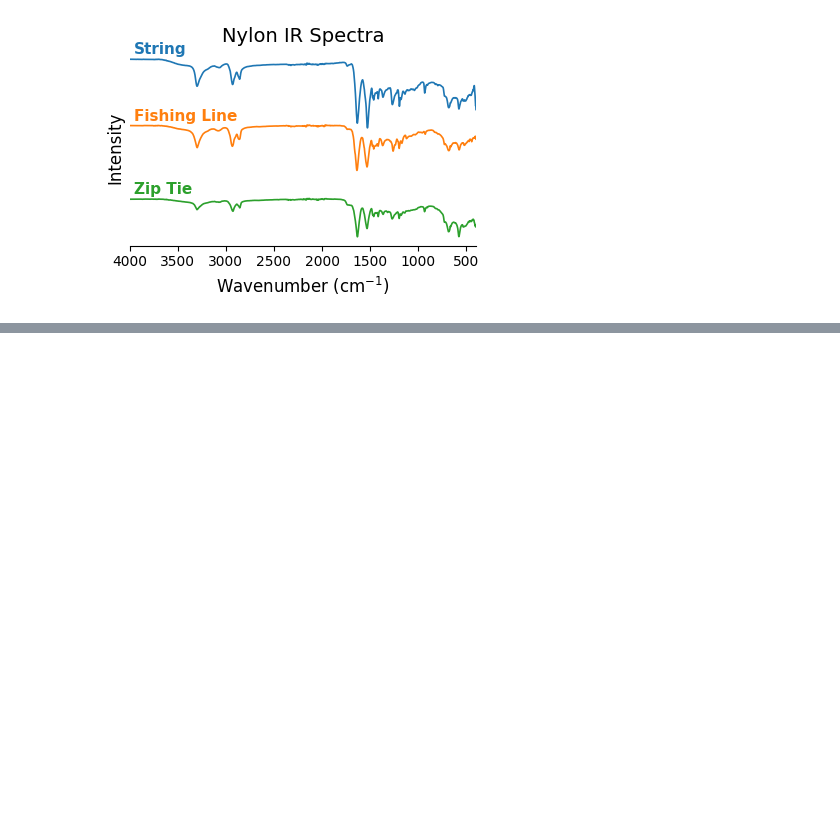
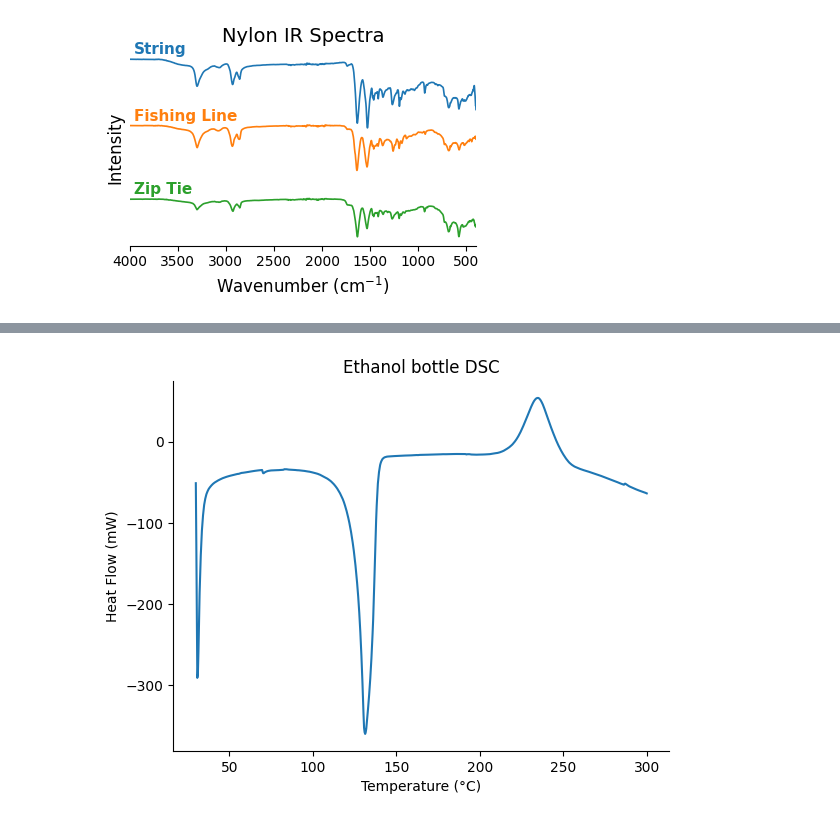
Before and after one commit to NethKuru/CHE-329-Physical-Chemistry-Lab, a Jupyter notebook: Lab01-Polyermer_Characterization_/Visualization.ipynb, the cells around one changed output, grey strips where cells are left out. Cells and saved outputs as stored; diff of their text form; code cells hidden in the pictures; blank space fills up the shorter version.

```diff
--- a/Lab01-Polyermer_Characterization_/Visualization.ipynb
+++ b/Lab01-Polyermer_Characterization_/Visualization.ipynb
@@ -128,0 +134,13 @@ for name, label, peaks in dsc_samples:
+# %%
+## STORAGE GRAPH  MATERIAL: PE ###
+
+df = load_DSC("$Ethanol bottle")
+plt.plot(df["T"], df["Q"])   # your column names here
+plt.xlabel("Temperature (°C)")
+plt.ylabel("Heat Flow (mW)")
+plt.title("Ethanol bottle DSC")
+ax = plt.gca()
+ax.spines[["top", "right"]].set_visible(False)
+plt.show()
+# %% [output]
+[figure, added]
```
Also changed, not shown: parts of 6 cells of this notebook.
